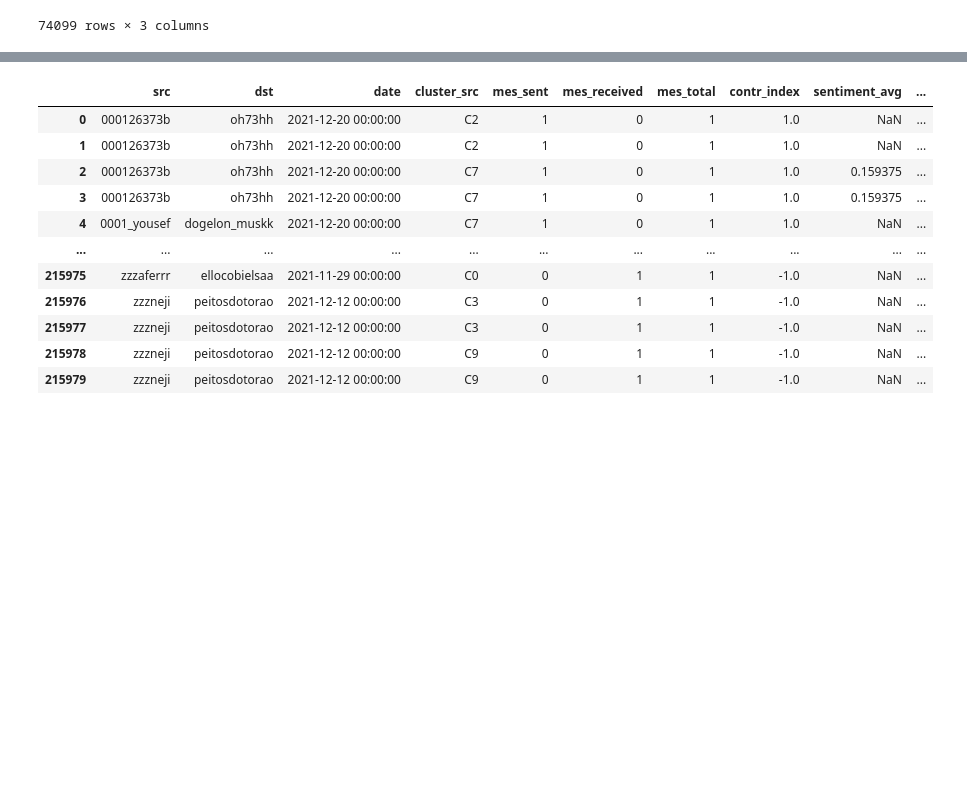
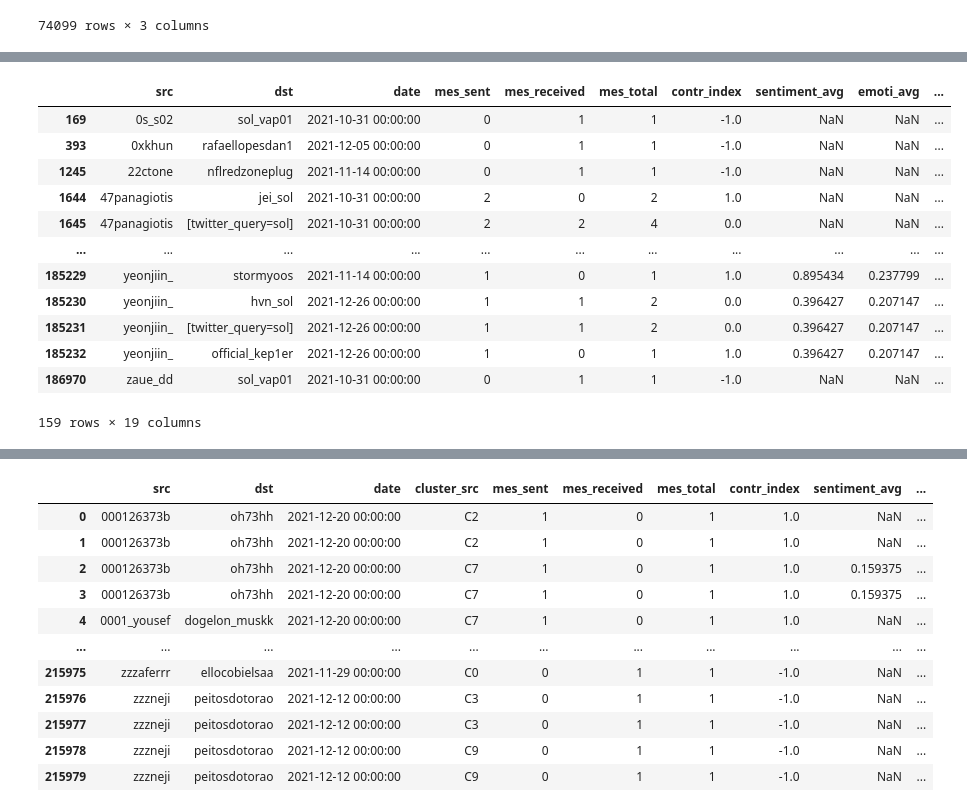
Before and after one commit to christianschwendner/coins_2122, a Jupyter notebook: Griffin_data/adjacency_matrix.ipynb, the cells around one changed output, grey strips where cells are left out. Cells and saved outputs as stored; diff of their text form; code cells hidden in the pictures; blank space fills up the shorter version.

```diff
--- a/Griffin_data/adjacency_matrix.ipynb
+++ b/Griffin_data/adjacency_matrix.ipynb
@@ -146,3 +194,19 @@ See the caveats in the documentation: https://pandas.pydata.org/pandas-docs/stab
+# %%
+clean_df[clean_df['cluster_src'] == 'cluster_0']
+# %% [output]
+|  | src | dst | date | mes_sent | mes_received | mes_total | contr_index | sentiment_avg | emoti_avg | ... |
+| 169 | 0s_s02 | sol_vap01 | 2021-10-31 00:00:00 | 0 | 1 | 1 | -1.0 | NaN | NaN | ... |
+| 393 | 0xkhun | rafaellopesdan1 | 2021-12-05 00:00:00 | 0 | 1 | 1 | -1.0 | NaN | NaN | ... |
+| 1245 | 22ctone | nflredzoneplug | 2021-11-14 00:00:00 | 0 | 1 | 1 | -1.0 | NaN | NaN | ... |
+| 1644 | 47panagiotis | jei_sol | 2021-10-31 00:00:00 | 2 | 0 | 2 | 1.0 | NaN | NaN | ... |
+| 1645 | 47panagiotis | [twitter_query=sol] | 2021-10-31 00:00:00 | 2 | 2 | 4 | 0.0 | NaN | NaN | ... |
+| ... | ... | ... | ... | ... | ... | ... | ... | ... | ... | ... |
+| 185229 | yeonjiin_ | stormyoos | 2021-11-14 00:00:00 | 1 | 0 | 1 | 1.0 | 0.895434 | 0.237799 | ... |
+| 185230 | yeonjiin_ | hvn_sol | 2021-12-26 00:00:00 | 1 | 1 | 2 | 0.0 | 0.396427 | 0.207147 | ... |
+| 185231 | yeonjiin_ | [twitter_query=sol] | 2021-12-26 00:00:00 | 1 | 1 | 2 | 0.0 | 0.396427 | 0.207147 | ... |
+| 185232 | yeonjiin_ | official_kep1er | 2021-12-26 00:00:00 | 1 | 0 | 1 | 1.0 | 0.396427 | 0.207147 | ... |
+| 186970 | zaue_dd | sol_vap01 | 2021-10-31 00:00:00 | 0 | 1 | 1 | -1.0 | NaN | NaN | ... |
+159 rows × 19 columns
 # %%
 for index, row in tqdm(clean_df.iterrows(), total=clean_df.shape[0]):
     user = clean_df['src'][index]
```
Also changed, not shown: parts of 10 cells of this notebook, 30 other files.
